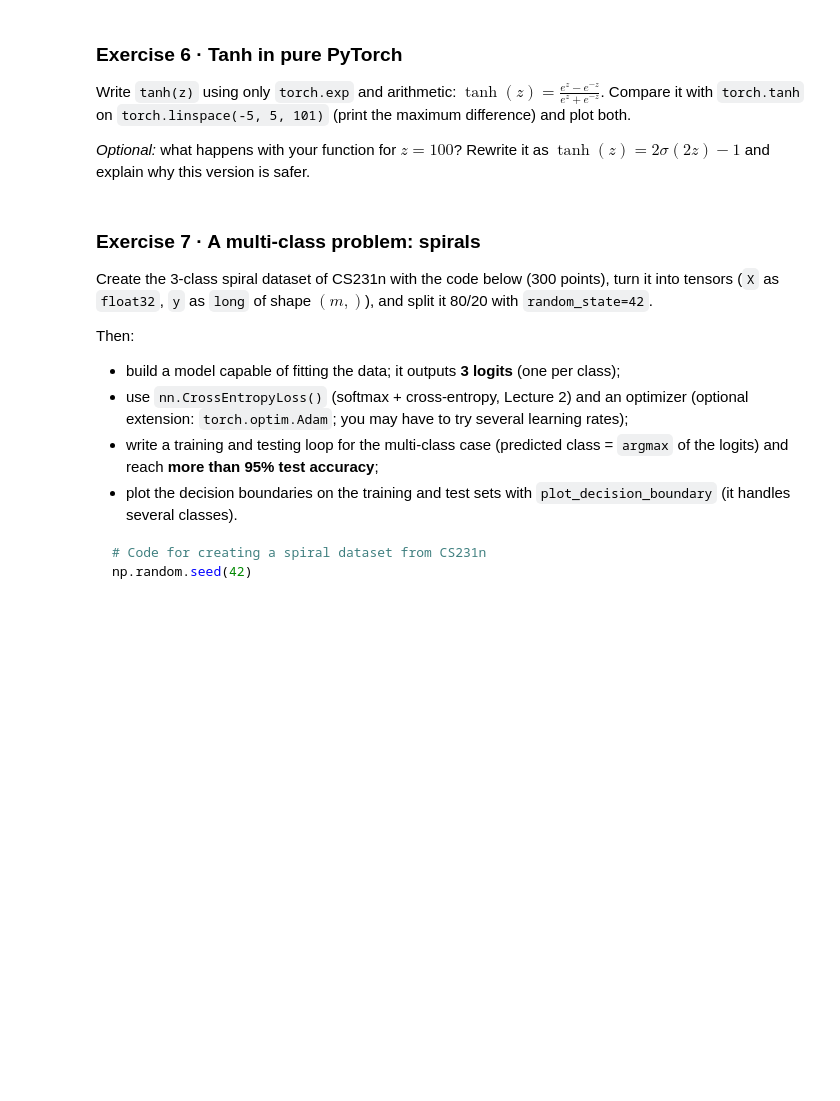
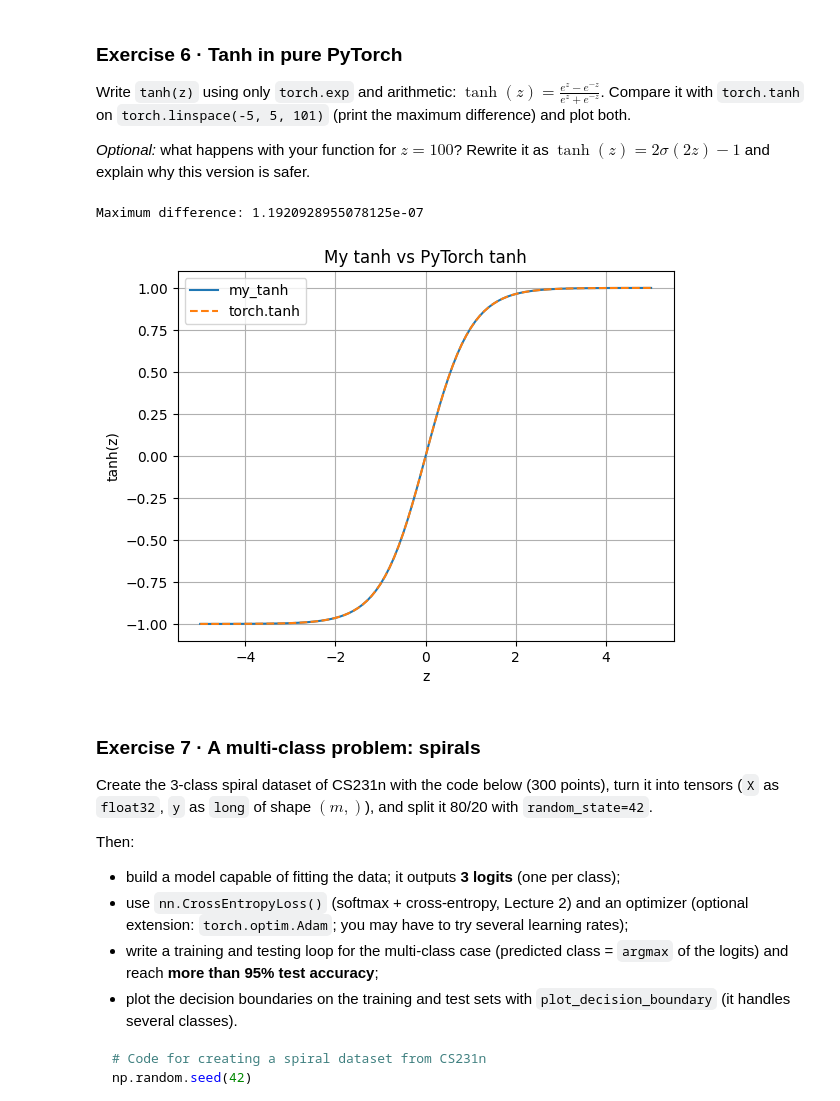
Before and after one commit to sarakseyhaaa/I4_AMS_AI, a Jupyter notebook: TP3_NY_SARAKSEYHA_I4AMS_B_AI.ipynb, the cells around one changed output. Saved outputs shown, nothing was run; the diff lists cells and outputs as text; code cells hidden in the pictures; blank space fills up the shorter version.

```diff
--- a/TP3_NY_SARAKSEYHA_I4AMS_B_AI.ipynb
+++ b/TP3_NY_SARAKSEYHA_I4AMS_B_AI.ipynb
@@ -939,6 +939,46 @@ Write `tanh(z)` using only `torch.exp` and arithmetic: $\tanh(z) = \frac{e^{z} -
 *Optional:* what happens with your function for $z = 100$? Rewrite it as $\tanh(z) = 2\sigma(2z) - 1$ and explain why this version is safer.
 # %%
 # Exercise 6
+
+# Our own tanh function
+def my_tanh(z):
+    return (torch.exp(z) - torch.exp(-z)) / \
+           (torch.exp(z) + torch.exp(-z))
+
+
+# Create 101 values from -5 to 5
+z = torch.linspace(-5, 5, 101)
+
+
+# Calculate tanh using our function
+my_result = my_tanh(z)
+
+
+# Calculate tanh using PyTorch
+torch_result = torch.tanh(z)
+
+
+# Find the maximum difference
+max_difference = torch.max(
+    torch.abs(my_result - torch_result)
+)
+
+print("Maximum difference:", max_difference.item())
+
+
+# Plot both
+plt.plot(z, my_result, label="my_tanh")
+plt.plot(z, torch_result, "--", label="torch.tanh")
+
+plt.xlabel("z")
+plt.ylabel("tanh(z)")
+plt.title("My tanh vs PyTorch tanh")
+plt.legend()
+plt.grid()
+plt.show()
+# %% [output]
+Maximum difference: 1.1920928955078125e-07
+[figure, added]
 # %% [markdown]
 ### Exercise 7 · A multi-class problem: spirals
 Create the 3-class spiral dataset of CS231n with the code below (300 points), turn it into tensors (`X` as `float32`, `y` as `long` of shape $(m,)$), and split it 80/20 with `random_state=42`.
```
Also changed, not shown: parts of 6 cells of this notebook.
